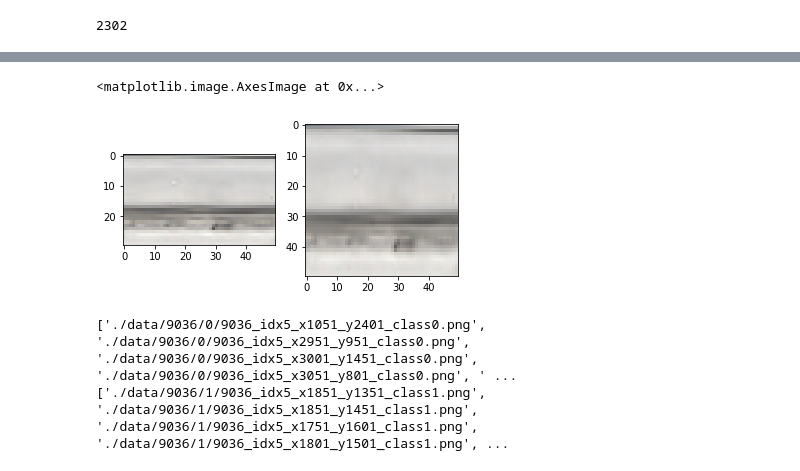
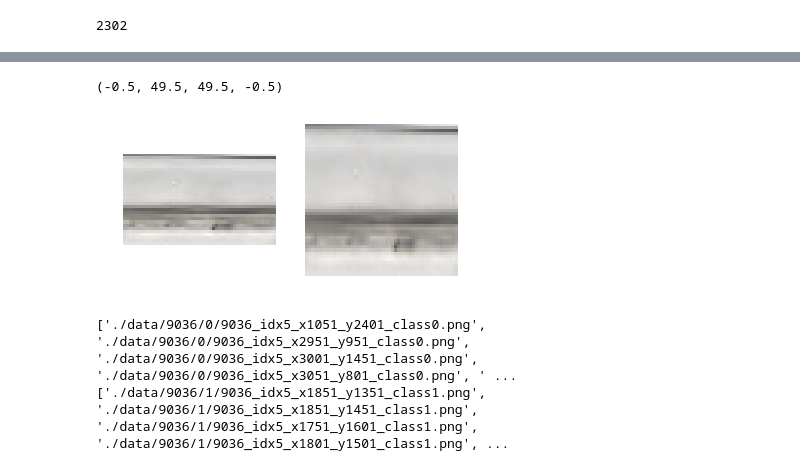
Before and after one commit to mstazherova/IDA2-Project, a Jupyter notebook: Breast Histopathology Images/first_try.ipynb, the cells around one changed output, grey strips where cells are left out. Saved outputs shown, nothing was run; the diff lists cells and outputs as text; code cells hidden in the pictures.

```diff
--- a/Breast Histopathology Images/first_try.ipynb
+++ b/Breast Histopathology Images/first_try.ipynb
@@ -46,12 +46,14 @@ plt.show()
 # %%
 img = cv2.imread('./data/9036/0/9036_idx5_x1601_y2851_class0.png')
 img_resized = cv2.resize(img, (50,50)) # default interpolation: INTER_LINEAR
 fig, (ax1, ax2) = plt.subplots(1, 2)
 ax1.imshow(cv2.cvtColor(img, cv2.COLOR_BGR2RGB))
+ax1.axis('off')
 ax2.imshow(cv2.cvtColor(img_resized, cv2.COLOR_BGR2RGB))
+ax2.axis('off')
 # %% [output]
-<matplotlib.image.AxesImage at 0x...>
+(-0.5, 49.5, 49.5, -0.5)
-[figure, old version]
+[figure, new version]
 # %%
 # preprocessing
 
```
Also changed, not shown: parts of 1 cell of this notebook.
